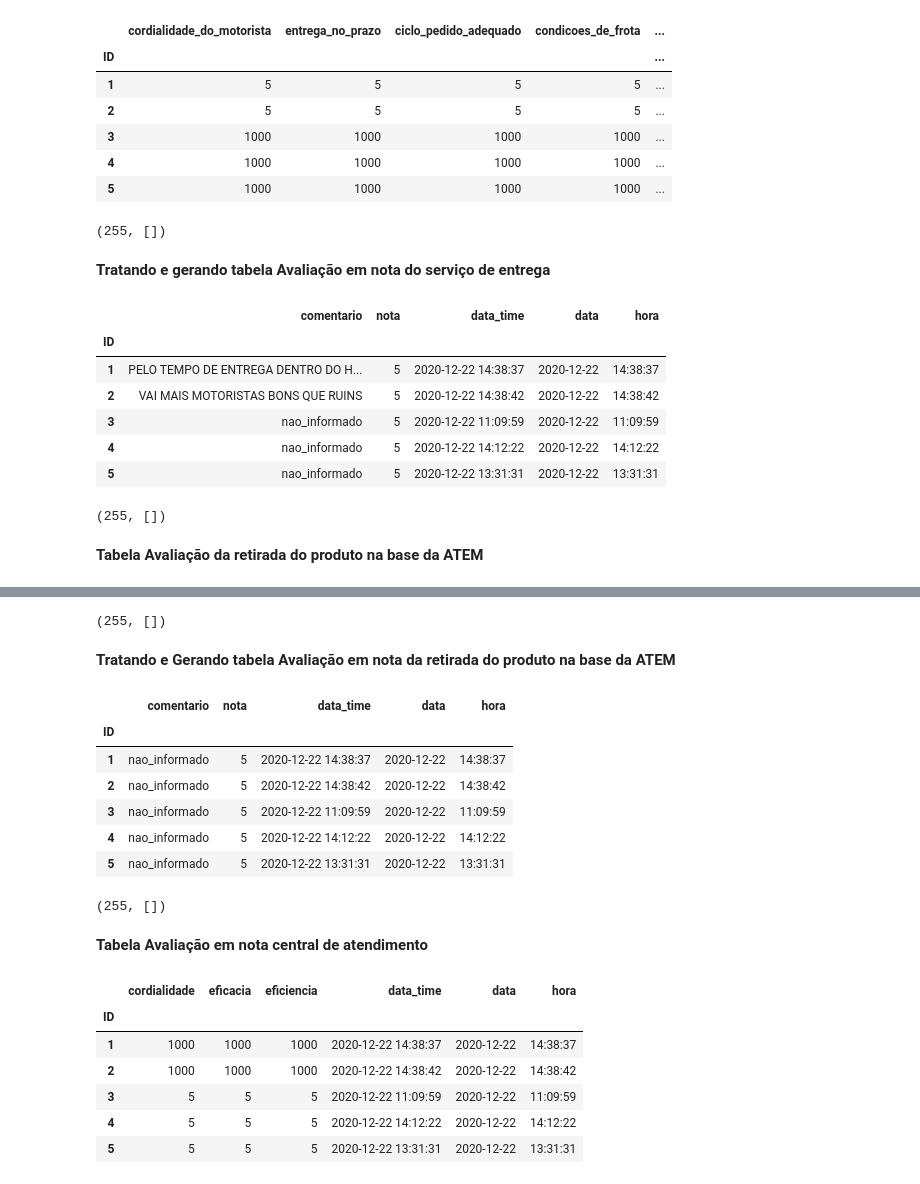
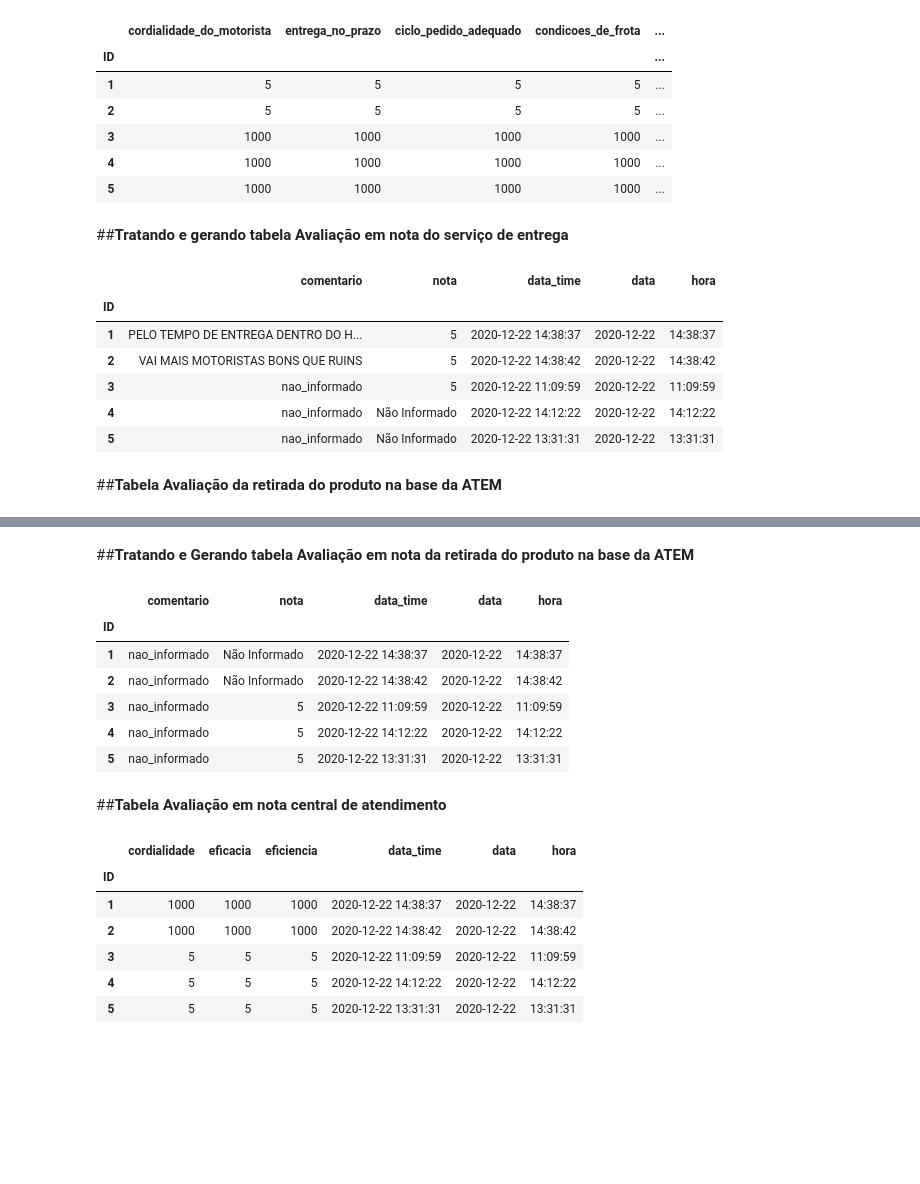
Before and after one commit to DevNicque/MyCods, a Jupyter notebook: Cópia_de_base_atem_transformer.ipynb, the cells around one changed output, grey strips where cells are left out. Cells and saved outputs as stored; diff of their text form; code cells hidden in the pictures; blank space fills up the shorter version.

```diff
--- a/Cópia_de_base_atem_transformer.ipynb
+++ b/Cópia_de_base_atem_transformer.ipynb
@@ -249,7 +536,7 @@ df5.head()
 | 4 | 5 | 5 | 5 | 5 | 5 | 2020-12-22 14:12:22 | 2020-12-22 | ... |
 | 5 | 5 | 5 | 5 | 5 | 5 | 2020-12-22 13:31:31 | 2020-12-22 | ... |
 # %%
-f = open ('avaliacao_atendimento_acessorcomercial.json', "r")
+'''f = open ('avaliacao_atendimento_acessorcomercial.json', "r")
 data = json.loads(f.read())
 itens = []
 cont = 0
@@ -264,7 +551,7 @@ for i in data:
   itens.append(dict)
   cont+=1
 
-helpers.bulk(es,itens)
+helpers.bulk(es,itens)'''
 # %% [output]
 (255, [])
 # %% [markdown]
@@ -293,7 +580,7 @@ df6.head()
 | 4 | 1000 | nao_informado | 2020-12-22 14:12:22 | 2020-12-22 | 14:12:22 |
 | 5 | 5 | nao_informado | 2020-12-22 13:31:31 | 2020-12-22 | 13:31:31 |
 # %%
-f = open ('avaliacao_nota_relacionamento_acessorcomercial.json', "r")
+'''f = open ('avaliacao_nota_relacionamento_acessorcomercial.json', "r")
 data = json.loads(f.read())
 itens = []
 cont = 0
@@ -308,7 +595,7 @@ for i in data:
   itens.append(dict)
   cont+=1
 
-helpers.bulk(es,itens)
+helpers.bulk(es,itens)'''
 # %% [output]
 (255, [])
 # %% [markdown]
@@ -336,7 +623,7 @@ df7.head()
 | 5 | 1000 | 1000 | 1000 | 1000 | ... |
 # %%
 
-f = open ('avaliacao_servico_entrega.json', "r")
+'''f = open ('avaliacao_servico_entrega.json', "r")
 data = json.loads(f.read())
 itens = []
 cont = 0
@@ -351,49 +638,53 @@ for i in data:
   itens.append(dict)
   cont+=1
 
-helpers.bulk(es,itens)
+helpers.bulk(es,itens)'''
-# %% [output]
-(255, [])
 # %% [markdown]
-**Tratando e gerando tabela Avaliação em nota do serviço de entrega**
+##**Tratando e gerando tabela Avaliação em nota do serviço de entrega**
 # %%
 df8 = df.loc[:,'Em linhas gerais como considera o serviço de entrega da ATEM?':'Unnamed: 49']
 df8.columns = df8.loc[0]
 df8 = df8.drop(0)
 df8.index = df8.index.rename('ID')
 
-aux=1000
+df8[5.0] = df8[5.0].fillna(value=1000)
+df8[4.0] = df8[4.0].fillna(value=1000)
+df8[3.0] = df8[3.0].fillna(value=1000)
+df8[2.0] = df8[2.0].fillna(value=1000)
+df8[1.0] = df8[1.0].fillna(value=1000)
+
+aux = 1000
 df8['Nota'] =['5' if a != aux
               else '4' if b != aux
               else '3' if c != aux
               else '2' if d != aux
               else '1' if e != aux
               else 'Não Informado'
               for a,b,c,d,e in zip(df8[5.0].to_list(), df8[4.0].to_list(), df8[3.0].to_list(), df8[2.0].to_list(), df8[1.0].to_list())]
 
 df8 = df8.drop(columns=[5.0,4.0,3.0,2.0,1.0])
 df8.columns = [ 'comentario','nota']
-df8['nota'] = df8['nota'].fillna(value=1000)
+#df8['nota'] = df8['nota'].fillna(value=1000)
 df8['comentario'] = df8['comentario'].fillna(value='nao_informado')
 
 df8 = pd.merge(df8,df_geral, on='ID', left_index=True)
 
 df8.to_json(f'avaliacao_nota_servico_entrega.json',orient="records")
 
 
 
 df8.head()
 # %% [output]
 |  | comentario | nota | data_time | data | hora |
 | ID |  |  |  |  |  |
 | 1 | PELO TEMPO DE ENTREGA DENTRO DO H... | 5 | 2020-12-22 14:38:37 | 2020-12-22 | 14:38:37 |
 | 2 | VAI MAIS MOTORISTAS BONS QUE RUINS | 5 | 2020-12-22 14:38:42 | 2020-12-22 | 14:38:42 |
 | 3 | nao_informado | 5 | 2020-12-22 11:09:59 | 2020-12-22 | 11:09:59 |
-| 4 | nao_informado | 5 | 2020-12-22 14:12:22 | 2020-12-22 | 14:12:22 |
-| 5 | nao_informado | 5 | 2020-12-22 13:31:31 | 2020-12-22 | 13:31:31 |
+| 4 | nao_informado | Não Informado | 2020-12-22 14:12:22 | 2020-12-22 | 14:12:22 |
+| 5 | nao_informado | Não Informado | 2020-12-22 13:31:31 | 2020-12-22 | 13:31:31 |
 # %%
 
-f = open ('avaliacao_nota_servico_entrega.json', "r")
+'''f = open ('avaliacao_nota_servico_entrega.json', "r")
 data = json.loads(f.read())
 itens = []
 cont = 0
@@ -408,11 +699,9 @@ for i in data:
   itens.append(dict)
   cont+=1
 
-helpers.bulk(es,itens)
+helpers.bulk(es,itens)'''
-# %% [output]
-(255, [])
 # %% [markdown]
-**Tabela Avaliação da retirada do produto na base da ATEM**
+##**Tabela Avaliação da retirada do produto na base da ATEM**
 # %%
 df9 = df.loc[:,'SE RETIRA responder as perguntas 8 e 9Em caso de retirada do produto na base da ATEM:':'Unnamed: 54']
 df9.columns = df9.loc[0]
@@ -436,7 +725,7 @@ df9.head()
 | 4 | 3 | 5 | 5 | 5 | ... |
 | 5 | 3 | 5 | 5 | 5 | ... |
 # %%
-f = open ('avaliacao_retirada_na_base_atem.json', "r")
+'''f = open ('avaliacao_retirada_na_base_atem.json', "r")
 data = json.loads(f.read())
 itens = []
 cont = 0
@@ -451,11 +740,9 @@ for i in data:
   itens.append(dict)
   cont+=1
 
-helpers.bulk(es,itens)
+helpers.bulk(es,itens)'''
-# %% [output]
-(255, [])
 # %% [markdown]
-**Tratando e Gerando tabela Avaliação em nota da retirada do produto na base da ATEM**
+##**Tratando e Gerando tabela Avaliação em nota da retirada do produto na base da ATEM**
 # %%
 
 df10 = df.loc[:,'Em linhas gerais como considera o serviço de retirada do produto na base da ATEM?':'Unnamed: 60']
@@ -463,6 +750,12 @@ df10.columns = df10.loc[0]
 df10 = df10.drop(0)
 
 df10.index = df10.index.rename('ID')
+
+df10[5.0] = df10[5.0].fillna(value=1000)
+df10[4.0] = df10[4.0].fillna(value=1000)
+df10[3.0] = df10[3.0].fillna(value=1000)
+df10[2.0] = df10[2.0].fillna(value=1000)
+df10[1.0] = df10[1.0].fillna(value=1000)
 
 aux=1000
 df10['Nota'] =['5' if a != aux
@@ -475,7 +768,7 @@ df10['Nota'] =['5' if a != aux
 
 df10 = df10.drop(columns=[5.0,4.0,3.0,2.0,1.0])
 df10.columns = ['comentario','nota']
-df10['nota'] = df10['nota'].fillna(value=1000)
+#df10['nota'] = df10['nota'].fillna(value=1000)
 df10['comentario'] = df10['comentario'].fillna(value='nao_informado')
 
 df10 = pd.merge(df10,df_geral, on='ID', left_index=True)
@@ -487,13 +780,13 @@ df10.head()
 # %% [output]
 |  | comentario | nota | data_time | data | hora |
 | ID |  |  |  |  |  |
-| 1 | nao_informado | 5 | 2020-12-22 14:38:37 | 2020-12-22 | 14:38:37 |
-| 2 | nao_informado | 5 | 2020-12-22 14:38:42 | 2020-12-22 | 14:38:42 |
+| 1 | nao_informado | Não Informado | 2020-12-22 14:38:37 | 2020-12-22 | 14:38:37 |
+| 2 | nao_informado | Não Informado | 2020-12-22 14:38:42 | 2020-12-22 | 14:38:42 |
 | 3 | nao_informado | 5 | 2020-12-22 11:09:59 | 2020-12-22 | 11:09:59 |
 | 4 | nao_informado | 5 | 2020-12-22 14:12:22 | 2020-12-22 | 14:12:22 |
 | 5 | nao_informado | 5 | 2020-12-22 13:31:31 | 2020-12-22 | 13:31:31 |
 # %%
-f = open ('avaliacao_nota_retirada_na_base_atem.json', "r")
+'''f = open ('avaliacao_nota_retirada_na_base_atem.json', "r")
 data = json.loads(f.read())
 itens = []
 cont = 0
@@ -508,11 +801,9 @@ for i in data:
   itens.append(dict)
   cont+=1
 
-helpers.bulk(es,itens)
+helpers.bulk(es,itens)'''
-# %% [output]
-(255, [])
 # %% [markdown]
-**Tabela Avaliação em nota central de atendimento**
+##**Tabela Avaliação em nota central de atendimento**
 # %%
 df11 = df.loc[:,'Quanto a Central de Atendimento da ATEM, classifique os seguintes itens:':'Unnamed: 63']
 df11.columns = df11.loc[0]
```
Also changed, not shown: parts of 43 cells of this notebook.
